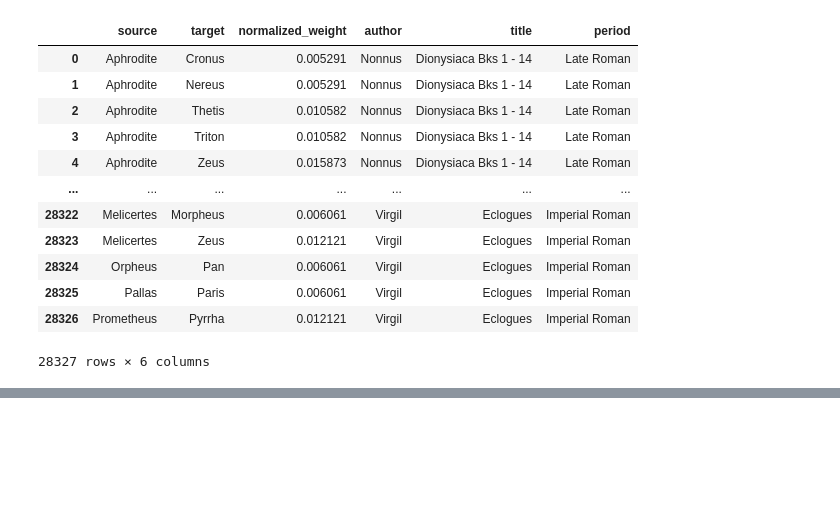
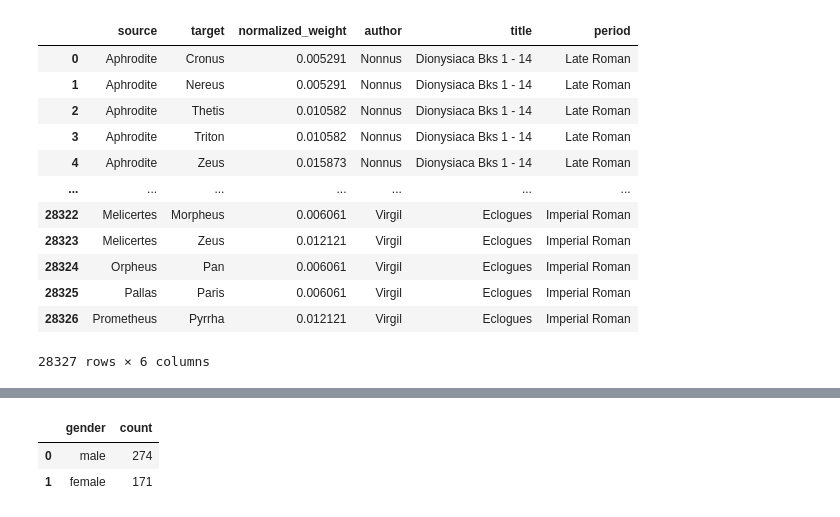
Before and after one commit to Matryoskas/greek-gods-relationships, a Jupyter notebook: data-prep.ipynb, the cells around one changed output, grey strips where cells are left out. Cells and saved outputs as stored; diff of their text form; code cells hidden in the pictures; blank space fills up the shorter version.

```diff
--- a/data-prep.ipynb
+++ b/data-prep.ipynb
@@ -295,0 +331,16 @@ edges_filtered
+# %%
+from collections import Counter
+unique_characters["gender"] = unique_characters["gender"].apply(ensure_list)
+# Flatten all lists in the 'domain' column
+all_genders = [item for sublist in unique_characters['gender'] for item in sublist]
+
+# Count frequencies
+gender_counts = Counter(all_genders)
+
+# Convert to DataFrame (optional, for nice display)
+gender_counts_df = pd.DataFrame(gender_counts.items(), columns=['gender', 'count']).sort_values(by='count', ascending=False)
+gender_counts_df
+# %% [output]
+|  | gender | count |
+| 0 | male | 274 |
+| 1 | female | 171 |
```
Also changed, not shown: parts of 2 cells of this notebook, 1 other file.
